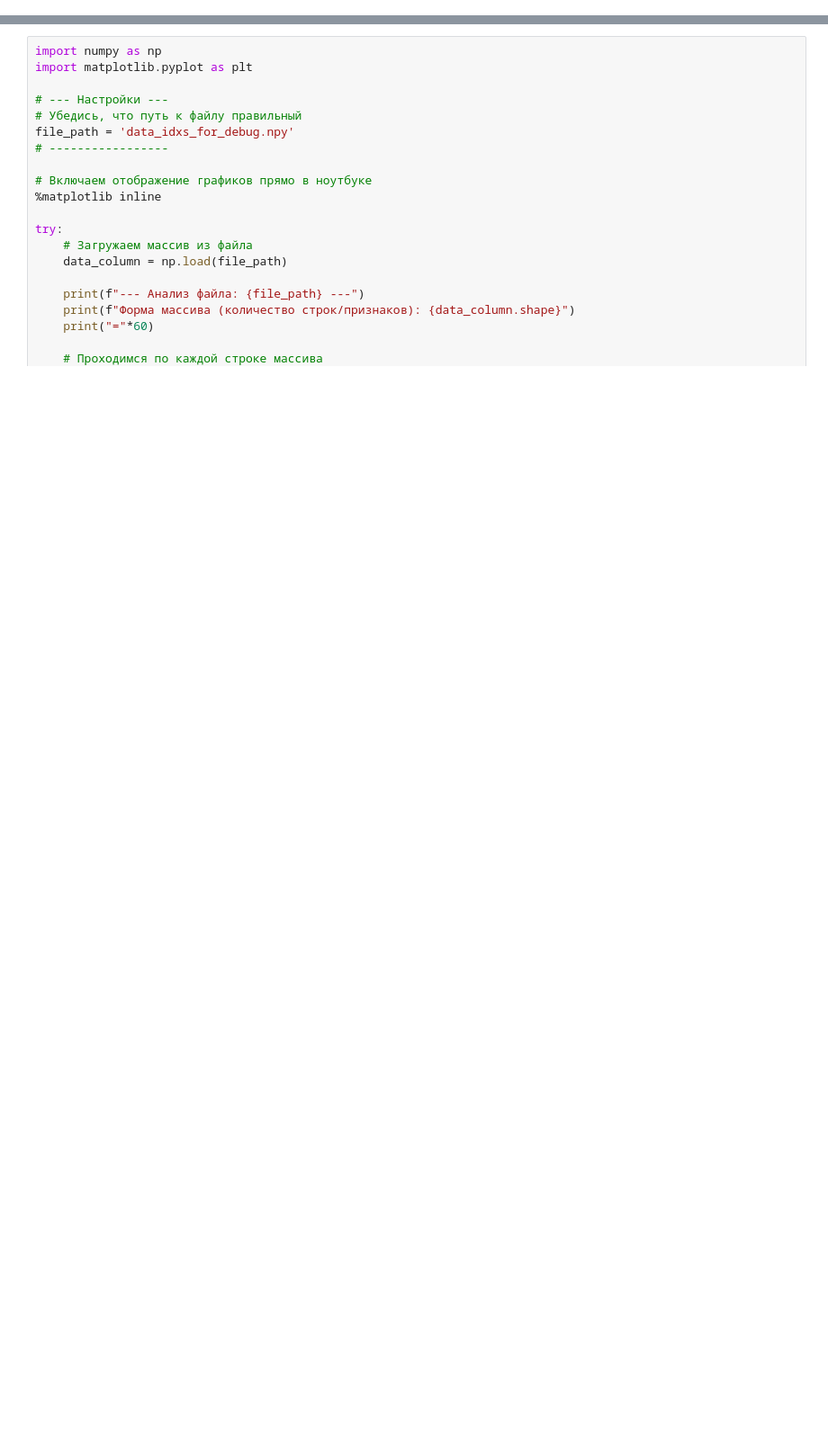
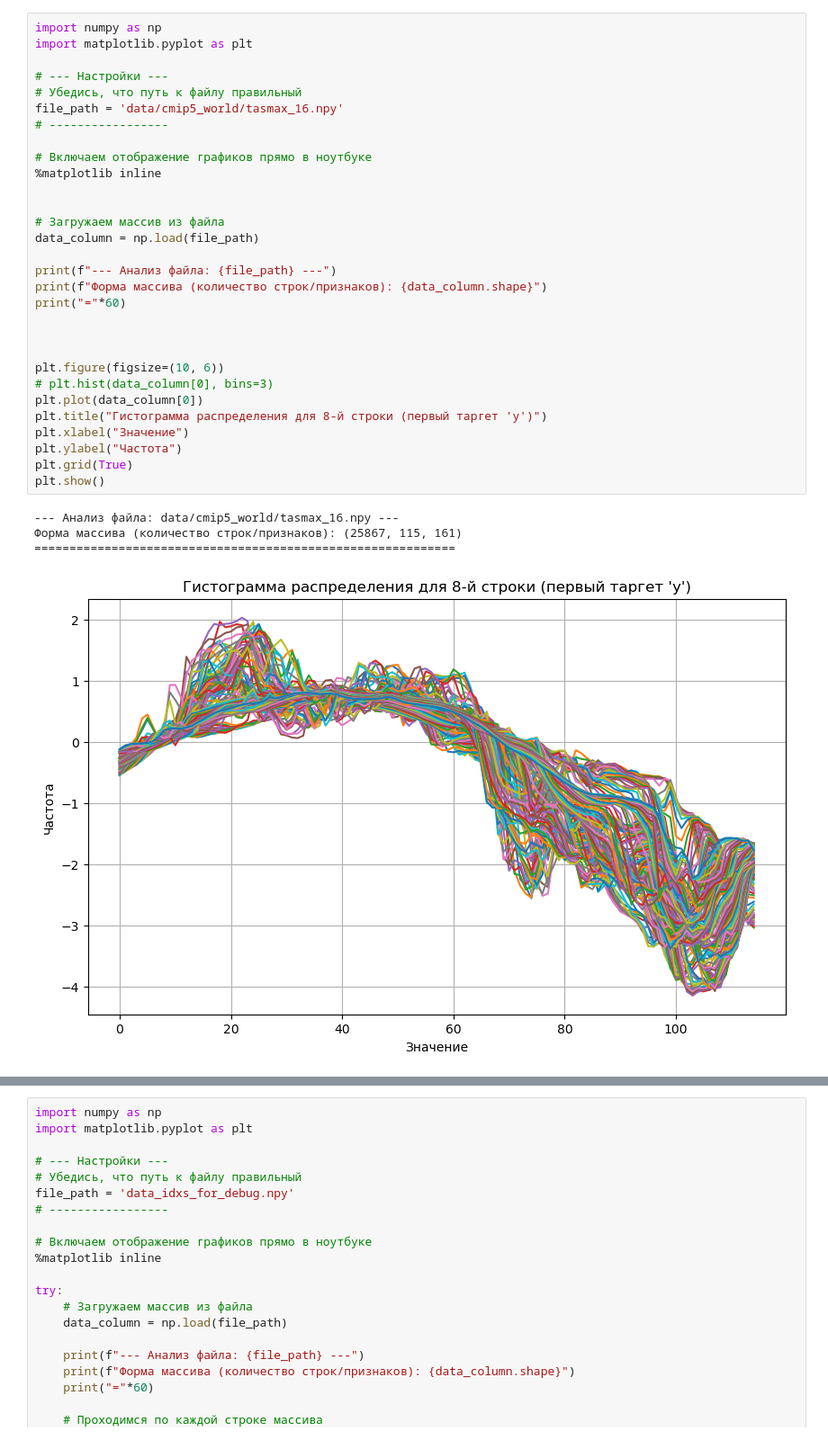
Before and after one commit to yeahartem/storm_prediction, a Jupyter notebook: data_check.ipynb, the cells around one changed output, grey strips where cells are left out. Shown at 90% size. Drawn from its saved outputs; the diff is of its cells as text; blank space fills up the shorter version.

```diff
--- a/data_check.ipynb
+++ b/data_check.ipynb
@@ -0,0 +10,35 @@
+# %%
+import numpy as np
+import matplotlib.pyplot as plt
+
+# --- Настройки ---
+# Убедись, что путь к файлу правильный
+file_path = 'data/cmip5_world/tasmax_16.npy'
+# -----------------
+
+# Включаем отображение графиков прямо в ноутбуке
+%matplotlib inline
+
+
+# Загружаем массив из файла
+data_column = np.load(file_path)
+
+print(f"--- Анализ файла: {file_path} ---")
+print(f"Форма массива (количество строк/признаков): {data_column.shape}")
+print("="*60)
+
+
+
+plt.figure(figsize=(10, 6))
+# plt.hist(data_column[0], bins=3)
+plt.plot(data_column[0])
+plt.title("Гистограмма распределения для 8-й строки (первый таргет 'y')")
+plt.xlabel("Значение")
+plt.ylabel("Частота")
+plt.grid(True)
+plt.show()
+# %% [output]
+--- Анализ файла: data/cmip5_world/tasmax_16.npy ---
+Форма массива (количество строк/признаков): (25867, 115, 161)
+============================================================
+[figure, added]
```
Also changed, not shown: parts of 6 cells of this notebook, 4 other files.
